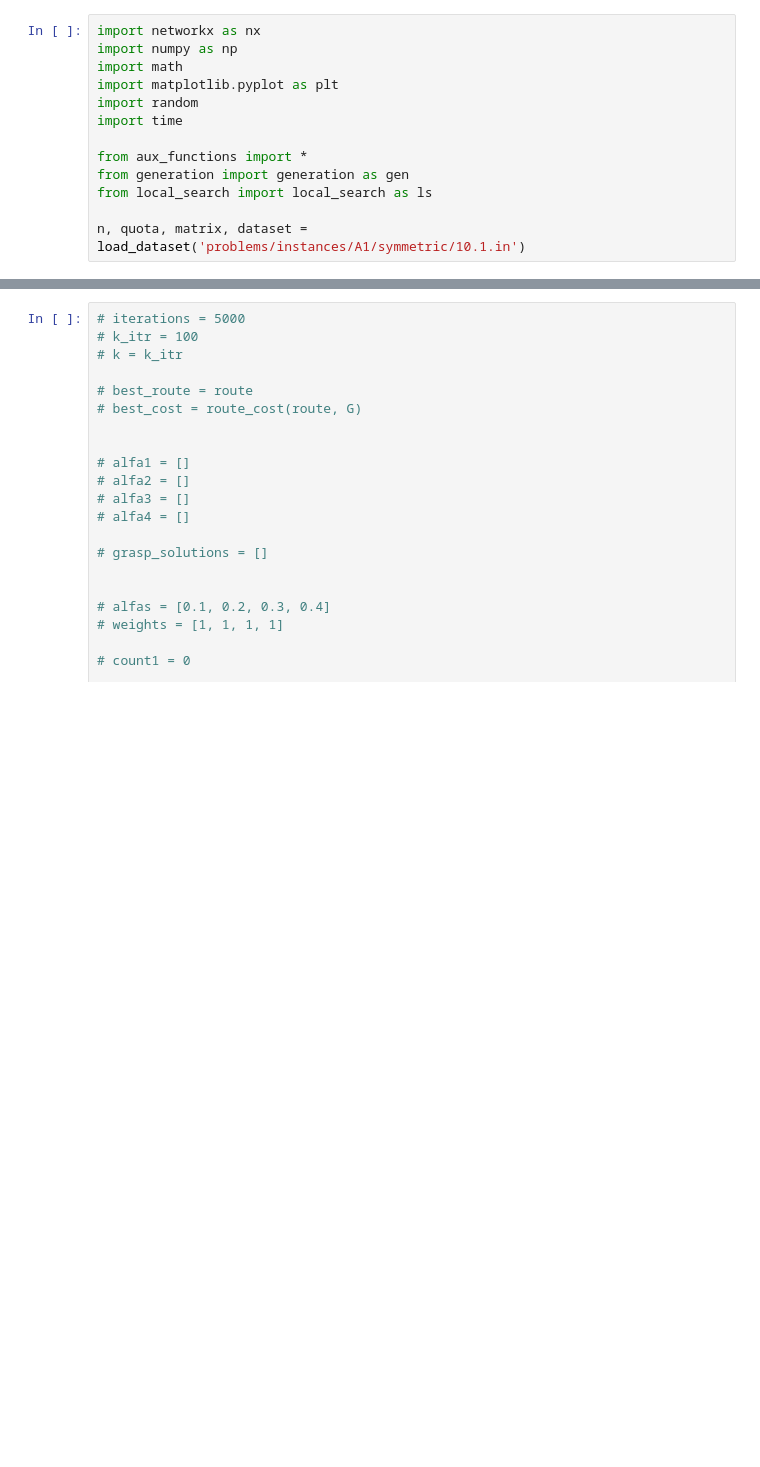
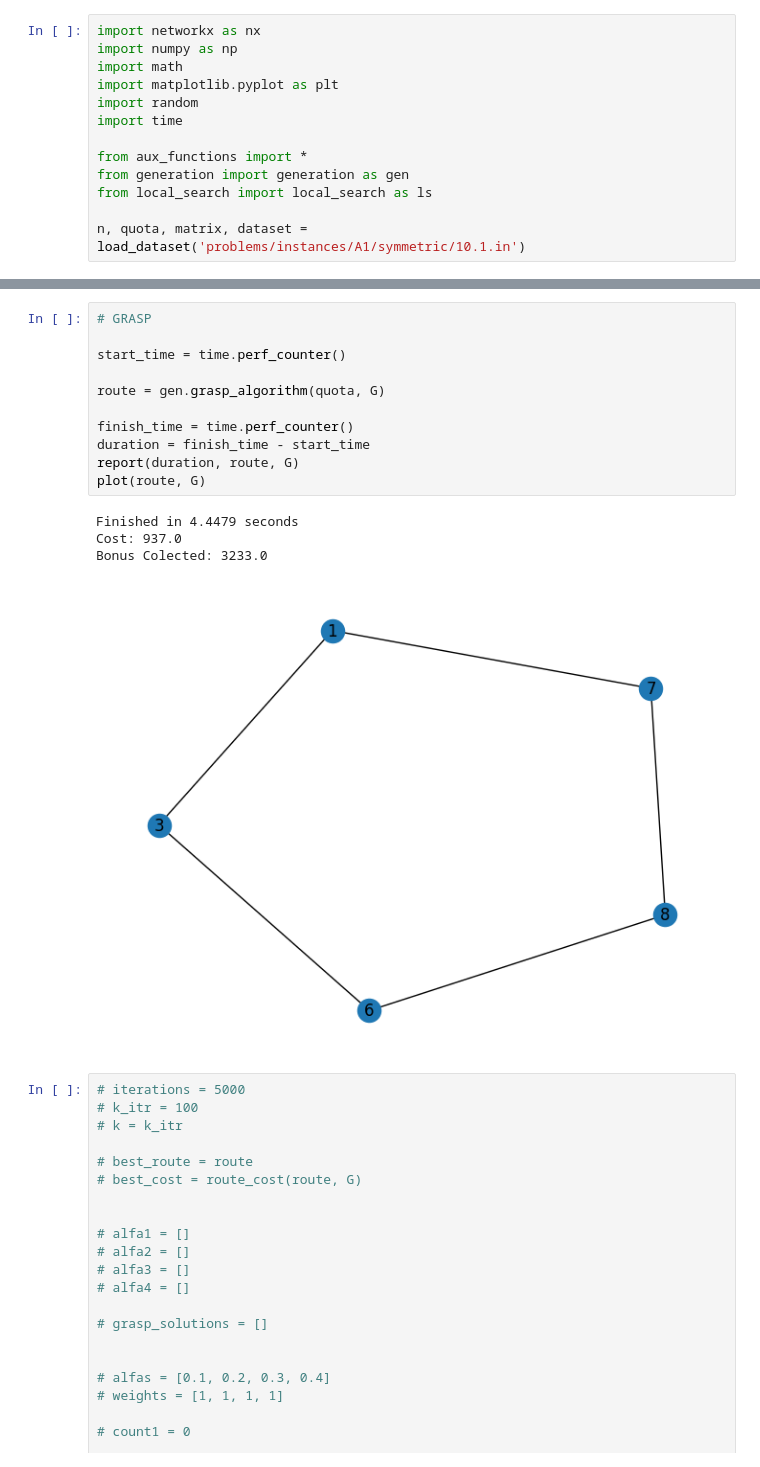
Before and after one commit to MatheusCCarmo/PCVCP, a Jupyter notebook: PCVCP_bonus_algorithm.ipynb, the cells around one changed output, grey strips where cells are left out. Cells and saved outputs as stored; diff of their text form; blank space fills up the shorter version.

```diff
--- a/PCVCP_bonus_algorithm.ipynb
+++ b/PCVCP_bonus_algorithm.ipynb
@@ -116,3 +60,19 @@ nx.draw(G.edge_subgraph(route_edges), with_labels=True)
+# %%
+# GRASP
+
+start_time = time.perf_counter()
+
+route = gen.grasp_algorithm(quota, G)
+
+finish_time = time.perf_counter()
+duration = finish_time - start_time
+report(duration, route, G)
+plot(route, G)
+# %% [output]
+Finished in 4.4479 seconds
+Cost: 937.0
+Bonus Colected: 3233.0
+[figure, added]
 # %%
 # iterations = 5000
 # k_itr = 100
```
Also changed, not shown: parts of 5 cells of this notebook, 30 other files.
